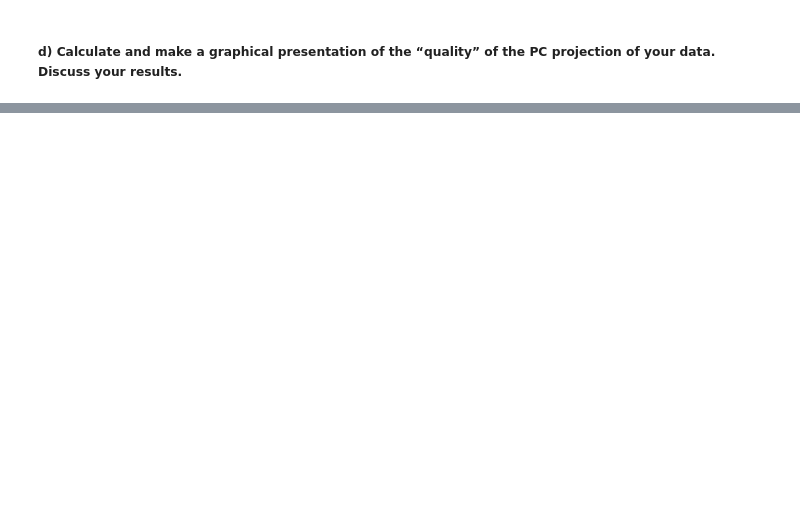
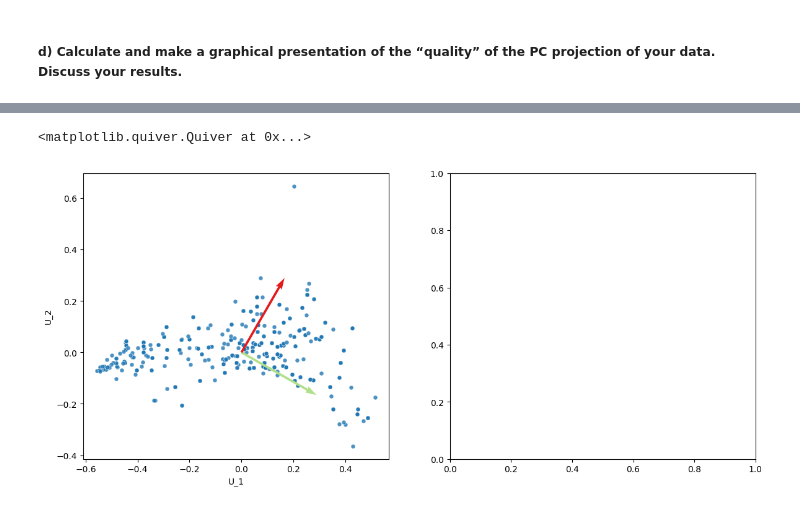
Before and after one commit to wumengyuu/PAD, a Jupyter notebook: PCA.ipynb, the cells around one changed output, grey strips where cells are left out. Saved outputs shown, nothing was run; the diff lists cells and outputs as text; code cells hidden in the pictures; blank space fills up the shorter version.

```diff
--- a/PCA.ipynb
+++ b/PCA.ipynb
@@ -250,0 +313,40 @@ plt.show()
+# %%
+small = df[['BUI', 'FWI', 'area']]
+big = feature_df[['FFMC', 'DMC', 'DC', 'ISI', 'temp', 'RH', 'wind', 'rain', 'BUI', 'FWI']]
+# %%
+x = small[['BUI', 'FWI']]
+
+# center the data
+x = x - x.mean(axis=0)
+x = normalization_range(x)
+y = small['area']
+
+u, s, vh = np.linalg.svd(big, full_matrices=True)
+
+## Calculate the coordinates of the data points in the projection axes of the space spanned
+## by the leading eigenvectors contained in $U$
+u1 = u[:,0] * s[0]
+u2 = u[:,1] * s[1]
+# set data to a Pandas Dataframa to ease plotting
+names = ["U_"+str(i+1) for x in range(2)]
+names.append('target')
+ds_us = pd.DataFrame(data= np.c_[u1, u2, y],
+                     columns=names)
+ds_us['target'] = ds_us['target'].astype(int)
+
+# Plotting PCA results
+fig, axes = plt.subplots(1, 2, figsize=(14, 6))
+sns.scatterplot(data=ds_us,
+                x='U_1',
+                y='U_2',
+                alpha=0.8,
+                s=25,
+                ax=axes[0])
+
+# plot the vh vector
+vh = vh*0.2
+axes[0].quiver(0, 0, vh[0, 0], vh[1, 0], scale_units='xy', angles='xy', scale=0.6, color='#b2df8a', label='Loading 1')
+axes[0].quiver(0, 0, vh[0, 1], vh[1, 1], scale_units='xy', angles='xy', scale=0.6, color='#e41a1c', label='Loading 2')
+# %% [output]
+<matplotlib.quiver.Quiver at 0x...>
+[figure, added]
```
Also changed, not shown: parts of 8 cells of this notebook, 1 other file.
